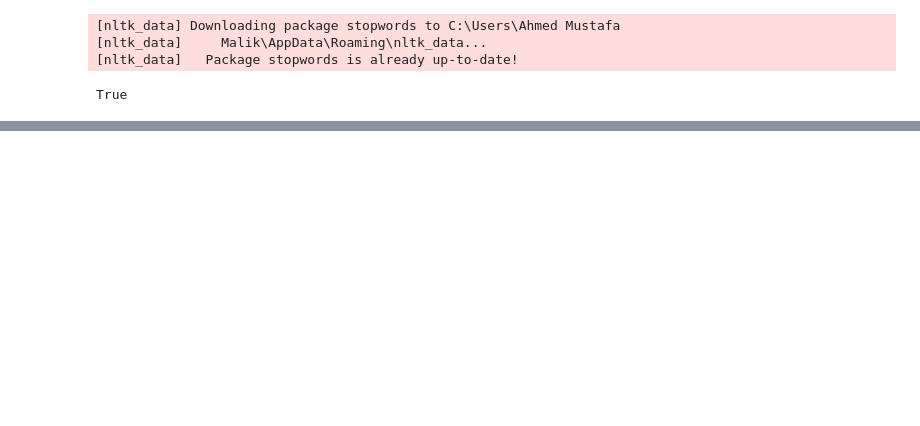
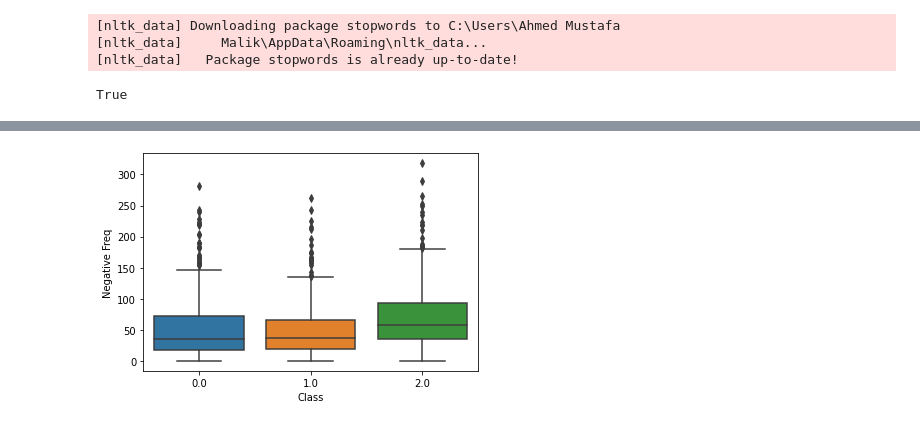
Before and after one commit to amm98d/twitter-sentiment-analysis, a Jupyter notebook: script.ipynb, the cells around one changed output, grey strips where cells are left out. Cells and saved outputs as stored; diff of their text form; code cells hidden in the pictures; blank space fills up the shorter version.

```diff
--- a/script.ipynb
+++ b/script.ipynb
@@ -73,0 +137,15 @@ all_tweets[50].content
+# %%
+dataset = pd.DataFrame(columns=['Bias','Neutral Freq','Positive Freq','Negative Freq','Class'])
+for i in range(len(X)):
+    dataset = dataset.append({
+        'Bias': X[i][0],
+        'Neutral Freq': X[i][1],
+        'Positive Freq': X[i][2],
+        'Negative Freq': X[i][3],
+        'Class': Y[i],
+    },ignore_index = True)
+# %%
+sns.boxplot(x="Class",y="Negative Freq",data=dataset)
+plt.show()
+# %% [output]
+[figure, added]
```
Also changed, not shown: parts of 16 cells of this notebook.
